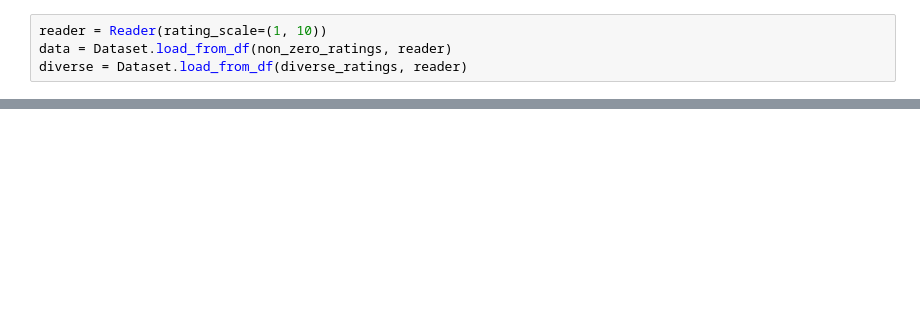
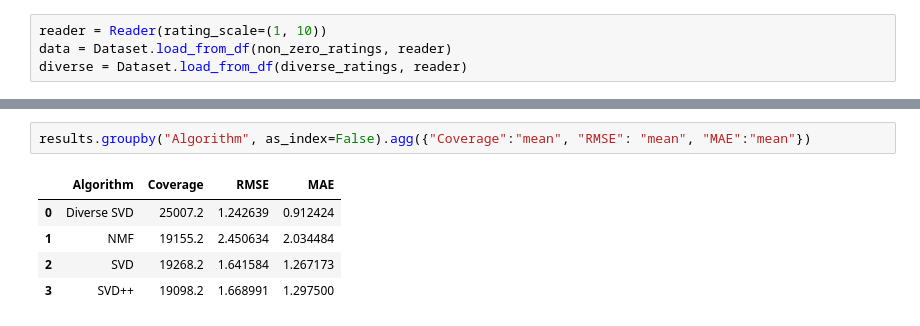
Before and after one commit to mikeasilva/CUNY-SPS, a Jupyter notebook: DATA612/Project4.ipynb, the cells around one changed output, grey strips where cells are left out. Drawn from its saved outputs; the diff is of its cells as text; blank space fills up the shorter version.

```diff
--- a/DATA612/Project4.ipynb
+++ b/DATA612/Project4.ipynb
@@ -287,0 +284,8 @@ evaluation environment.
+# %%
+results.groupby("Algorithm", as_index=False).agg({"Coverage":"mean", "RMSE": "mean", "MAE":"mean"})
+# %% [output]
+|  | Algorithm | Coverage | RMSE | MAE |
+| 0 | Diverse SVD | 25007.2 | 1.242639 | 0.912424 |
+| 1 | NMF | 19155.2 | 2.450634 | 2.034484 |
+| 2 | SVD | 19268.2 | 1.641584 | 1.267173 |
+| 3 | SVD++ | 19098.2 | 1.668991 | 1.297500 |
```
Also changed, not shown: parts of 13 cells of this notebook.
